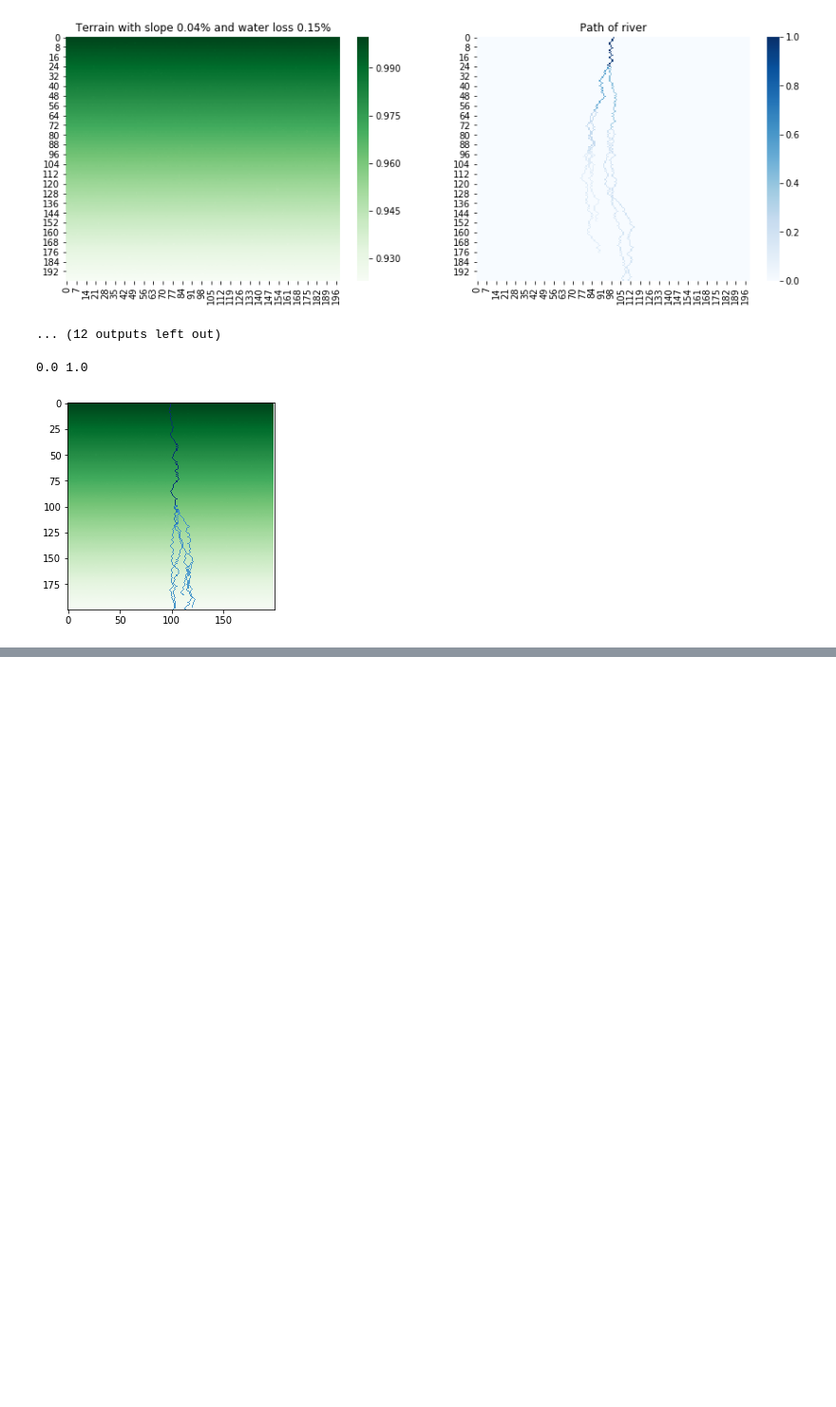
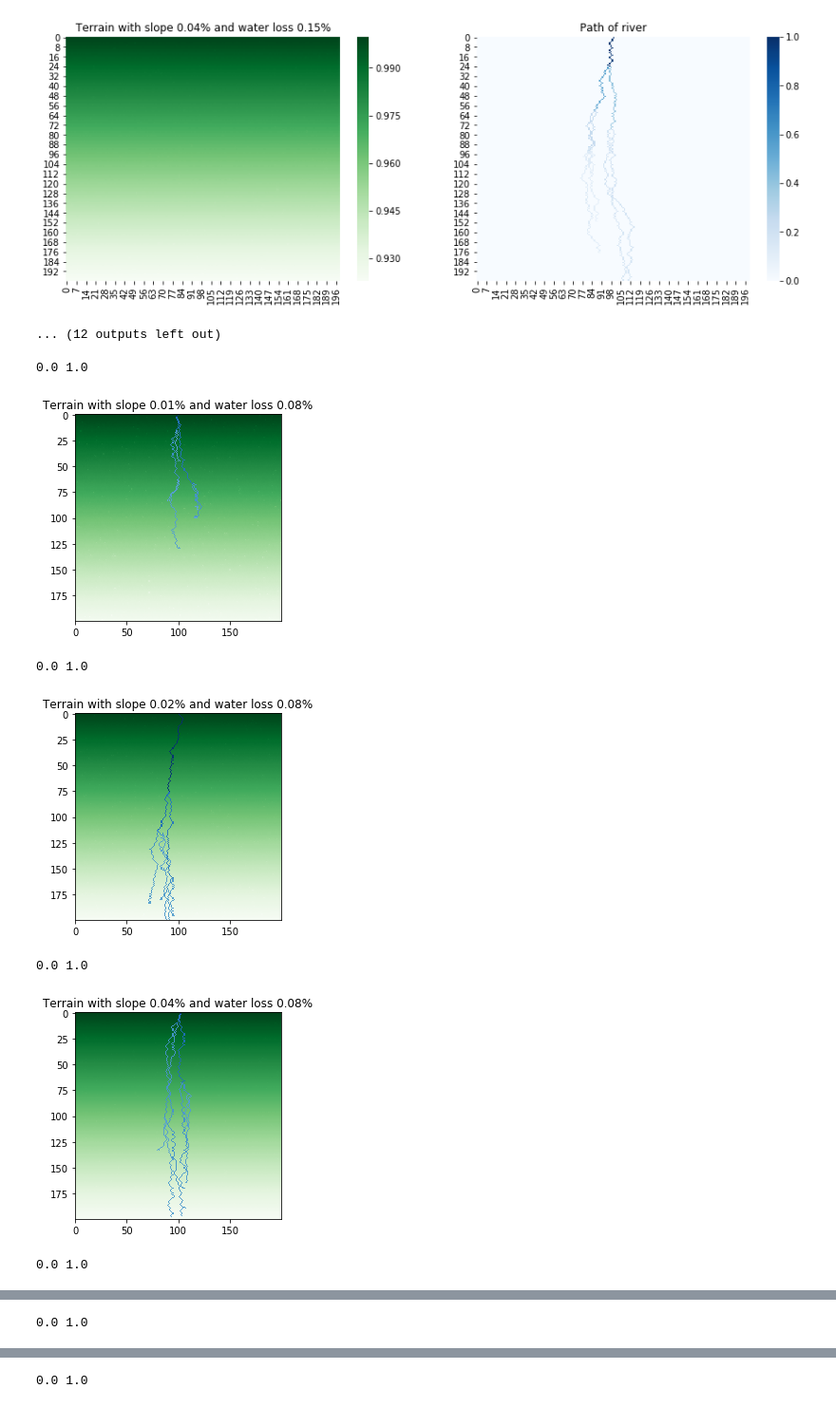
Before and after one commit to vinkels/ComplexSystems, a Jupyter notebook: CSS_group_3.ipynb, the cells around one changed output, grey strips where cells are left out. Shown at 95% size. Drawn from its saved outputs; the diff is of its cells as text; code cells hidden in the pictures; blank space fills up the shorter version.

```diff
--- a/CSS_group_3.ipynb
+++ b/CSS_group_3.ipynb
@@ -420,41 +420,28 @@ for i in range(1):
 [figure]
 ... (12 outputs left out)
 # %%
-for i in range(1, 2):
+for i in range(1):
     size = 200
-    # slopes = [0.0001, 0.0002, 0.0004, 0.0006, 0.0008, 0.001]
-    slopes = [0.0005]
+    slopes = [0.0001, 0.0002, 0.0004, 0.0006, 0.0008, 0.001]
     for slope in slopes:
         ca = CA(size=size, slope=slope, time_limit=size)
         terrain = ca.initialize_terrain()
         path, segments,_,_ = ca.create_path_from_start()
-
-        # plt.figure(figsize=(15, 5))
-
-        # plt.subplot2grid((1, 2), (0, 0))
-        # sns.heatmap(terrain[:, 0:199], cmap="Greens")
-        # plt.title(f"Terrain with a slope of {slope*100} %")
-
-        # my_cmap = cp.copy(cm.get_cmap('Blues'))
-        # my_cmap.set_under(alpha=0.001)
-        # # plt.subplot2grid((1, 2), (0, 1))
-        # sns.heatmap(path, cmap=my_cmap)
-        # plt.title("River")
-
-        # # plt.savefig(f'plots/river_{i}.png', dpi=300)
-        # plt.show()
-
-        # Generate some data...
-        # gray_data = np.arange(10000).reshape(100, 100)
 
         # masked_data = np.random.random((100,100))
         masked_data = np.ma.masked_where(path < 0.01, path)
         print(np.min(path), np.max(path))
         # Overlay the two images
         fig, ax = plt.subplots()
         ax.imshow(terrain[:, 0:199], cmap='Greens')
         ax.imshow(masked_data, cmap='Blues',vmin=-1,vmax=1, interpolation='none')
+        ax.set_title(f"Terrain with slope {slope*100}% and water loss 0.08%")
         plt.show()
 # %% [output]
 0.0 1.0
-[figure, old version]
+[figure, new version]
+0.0 1.0
+[figure, added]
+0.0 1.0
+[figure, added]
+0.0 1.0
@@ -460,0 +449 @@ for i in range(1, 2):
+0.0 1.0
@@ -460,0 +451 @@ for i in range(1, 2):
+0.0 1.0
```
Also changed, not shown: parts of 1 cell of this notebook.
